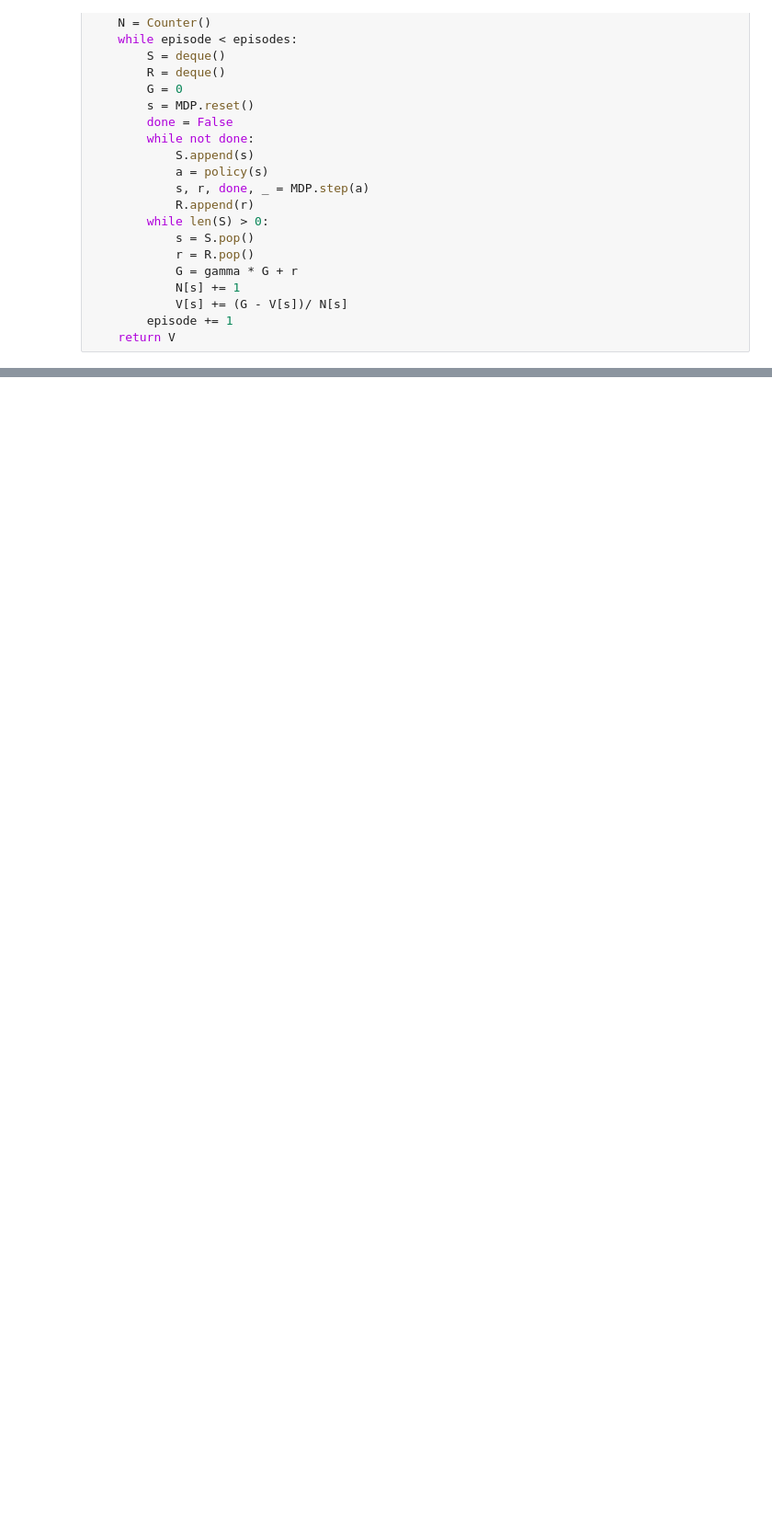
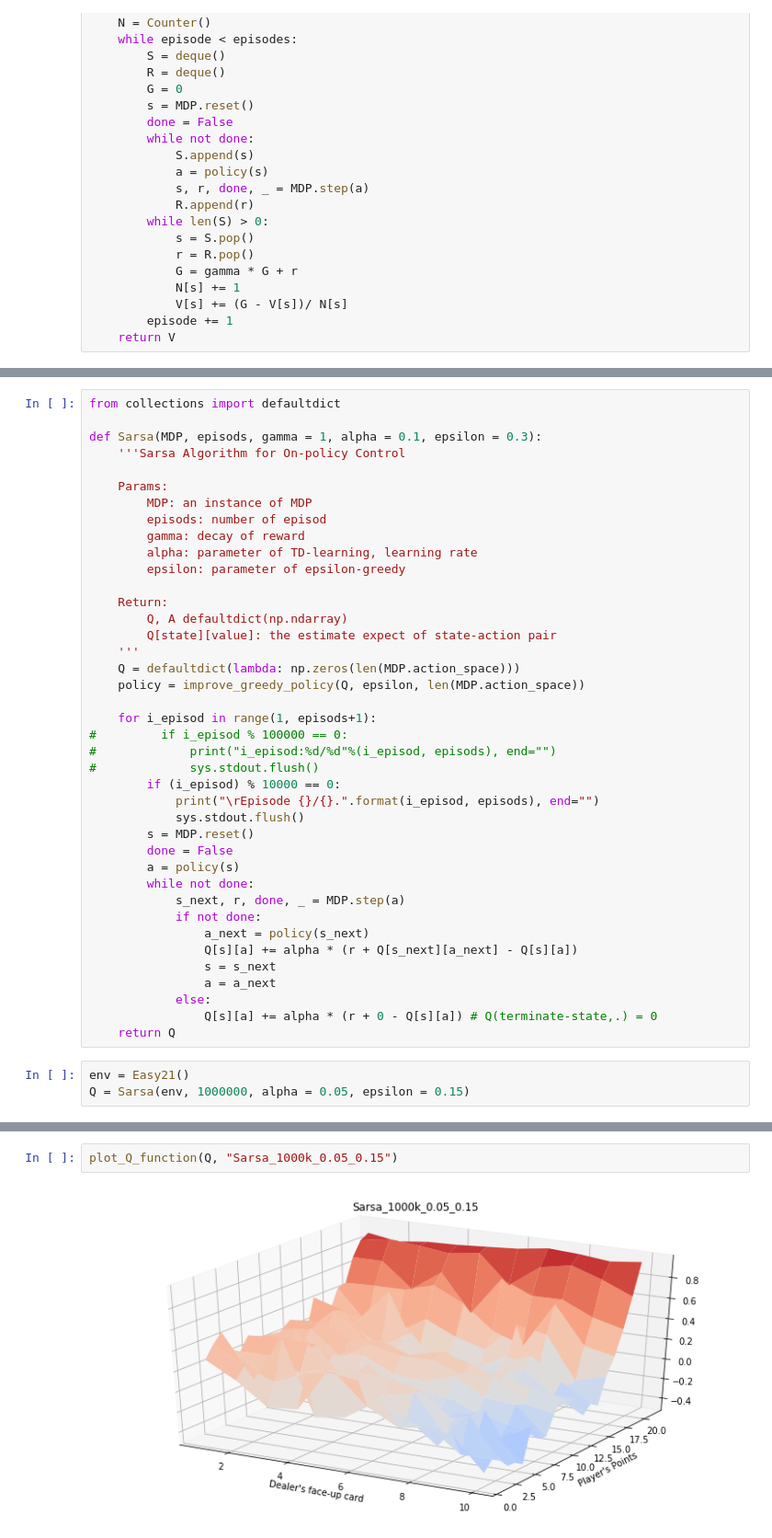
Before and after one commit to neo-pan/RL_notebook, a Jupyter notebook: Assignment_Easy21.ipynb, the cells around one changed output, grey strips where cells are left out. Shown: that part at 92% size. Drawn from its saved outputs; the diff is of its cells as text; blank space fills up the shorter version.

Commit message:
add RL_05 and add MC and sarsa to assignment.

```diff
--- a/Assignment_Easy21.ipynb
+++ b/Assignment_Easy21.ipynb
@@ -207,0 +283,43 @@ plot_result(V, 'MC Learning')
+# %%
+from collections import defaultdict
+
+def Sarsa(MDP, episods, gamma = 1, alpha = 0.1, epsilon = 0.3):
+    '''Sarsa Algorithm for On-policy Control
+
+    Params:
+        MDP: an instance of MDP
+        episods: number of episod
+        gamma: decay of reward
+        alpha: parameter of TD-learning, learning rate
+        epsilon: parameter of epsilon-greedy
+
+    Return:
+        Q, A defaultdict(np.ndarray)
+        Q[state][value]: the estimate expect of state-action pair
+    '''
+    Q = defaultdict(lambda: np.zeros(len(MDP.action_space)))
+    policy = improve_greedy_policy(Q, epsilon, len(MDP.action_space))
+
+    for i_episod in range(1, episods+1):
+#         if i_episod % 100000 == 0:
+#             print("i_episod:%d/%d"%(i_episod, episods), end="")
+#             sys.stdout.flush()
+        if (i_episod) % 10000 == 0:
+            print("\rEpisode {}/{}.".format(i_episod, episods), end="")
+            sys.stdout.flush()
+        s = MDP.reset()
+        done = False
+        a = policy(s)
+        while not done:
+            s_next, r, done, _ = MDP.step(a)
+            if not done:
+                a_next = policy(s_next)
+                Q[s][a] += alpha * (r + Q[s_next][a_next] - Q[s][a])
+                s = s_next
+                a = a_next
+            else:
+                Q[s][a] += alpha * (r + 0 - Q[s][a]) # Q(terminate-state,.) = 0
+    return Q
+# %%
+env = Easy21()
+Q = Sarsa(env, 1000000, alpha = 0.05, epsilon = 0.15)
@@ -207,0 +328,4 @@ plot_result(V, 'MC Learning')
+# %%
+plot_Q_function(Q, "Sarsa_1000k_0.05_0.15")
+# %% [output]
+[figure, added]
```
Also changed, not shown: parts of 12 cells of this notebook, 4 other files.
